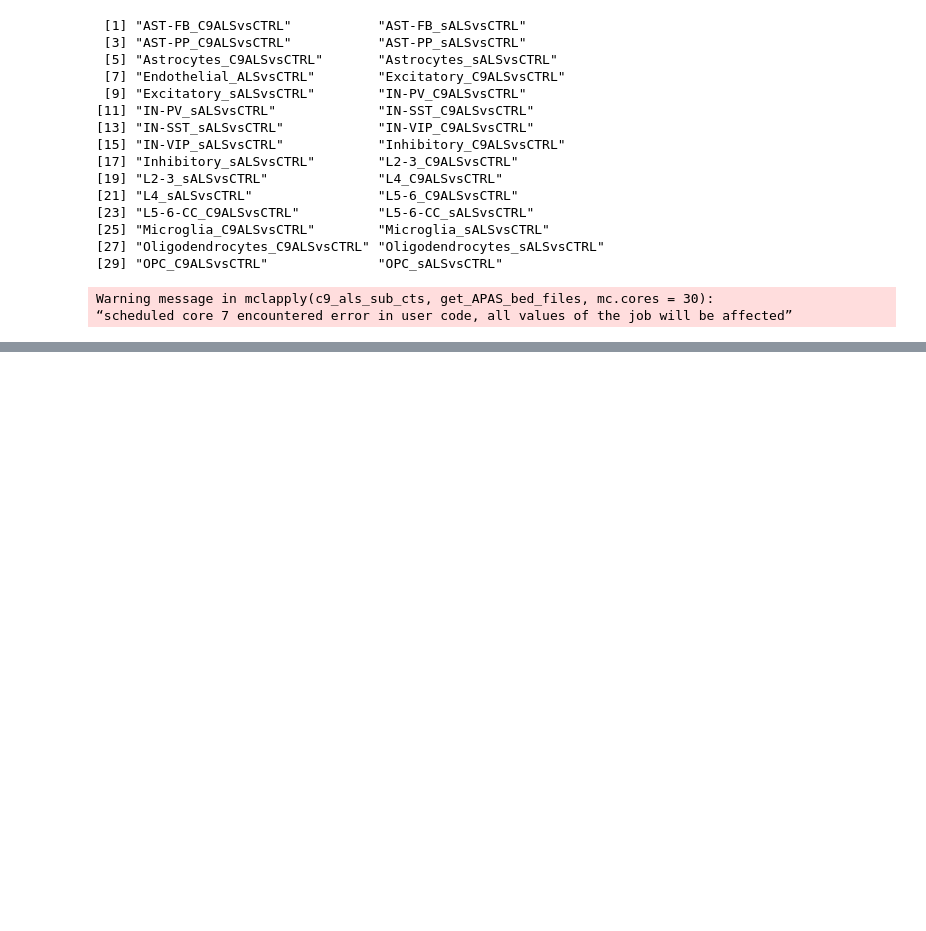
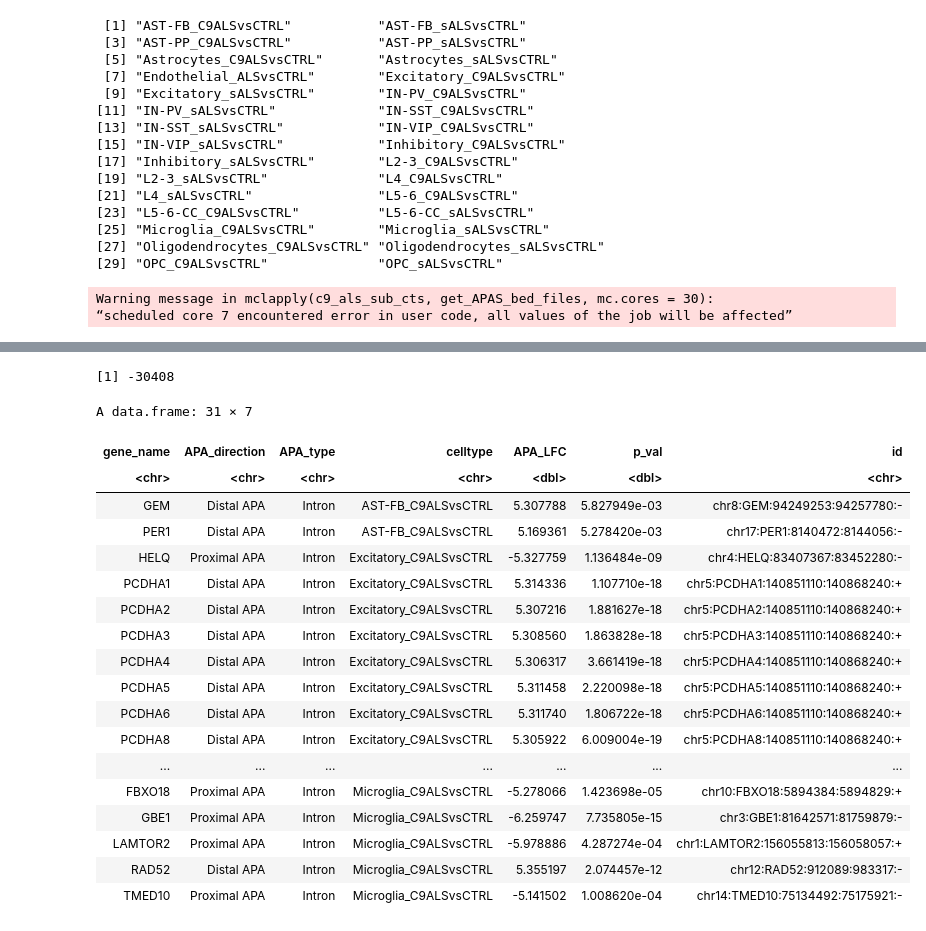
Before and after one commit to AidenSb/APA, a Jupyter notebook: For_DL_model/add_PAS_counts_clean.ipynb, the cells around one changed output, grey strips where cells are left out. Cells and saved outputs as stored; diff of their text form; code cells hidden in the pictures; blank space fills up the shorter version.

```diff
--- a/For_DL_model/add_PAS_counts_clean.ipynb
+++ b/For_DL_model/add_PAS_counts_clean.ipynb
@@ -833,0 +906,26 @@ for (ct in c9_als_sub_cts){
+# %%
+17601328 - 17631736
+# %% [output]
+[1] -30408
+# %%
+df %>% filter(APA_type=='Intron') %>% filter(abs(APA_LFC) > 5)
+# %% [output]
+A data.frame: 31 × 7
+| gene_name | APA_direction | APA_type | celltype | APA_LFC | p_val | id |
+| <chr> | <chr> | <chr> | <chr> | <dbl> | <dbl> | <chr> |
+| GEM | Distal APA | Intron | AST-FB_C9ALSvsCTRL | 5.307788 | 5.827949e-03 | chr8:GEM:94249253:94257780:- |
+| PER1 | Distal APA | Intron | AST-FB_C9ALSvsCTRL | 5.169361 | 5.278420e-03 | chr17:PER1:8140472:8144056:- |
+| HELQ | Proximal APA | Intron | Excitatory_C9ALSvsCTRL | -5.327759 | 1.136484e-09 | chr4:HELQ:83407367:83452280:- |
+| PCDHA1 | Distal APA | Intron | Excitatory_C9ALSvsCTRL | 5.314336 | 1.107710e-18 | chr5:PCDHA1:140851110:140868240:+ |
+| PCDHA2 | Distal APA | Intron | Excitatory_C9ALSvsCTRL | 5.307216 | 1.881627e-18 | chr5:PCDHA2:140851110:140868240:+ |
+| PCDHA3 | Distal APA | Intron | Excitatory_C9ALSvsCTRL | 5.308560 | 1.863828e-18 | chr5:PCDHA3:140851110:140868240:+ |
+| PCDHA4 | Distal APA | Intron | Excitatory_C9ALSvsCTRL | 5.306317 | 3.661419e-18 | chr5:PCDHA4:140851110:140868240:+ |
+| PCDHA5 | Distal APA | Intron | Excitatory_C9ALSvsCTRL | 5.311458 | 2.220098e-18 | chr5:PCDHA5:140851110:140868240:+ |
+| PCDHA6 | Distal APA | Intron | Excitatory_C9ALSvsCTRL | 5.311740 | 1.806722e-18 | chr5:PCDHA6:140851110:140868240:+ |
+| PCDHA8 | Distal APA | Intron | Excitatory_C9ALSvsCTRL | 5.305922 | 6.009004e-19 | chr5:PCDHA8:140851110:140868240:+ |
+| ... | ... | ... | ... | ... | ... | ... |
+| FBXO18 | Proximal APA | Intron | Microglia_C9ALSvsCTRL | -5.278066 | 1.423698e-05 | chr10:FBXO18:5894384:5894829:+ |
+| GBE1 | Proximal APA | Intron | Microglia_C9ALSvsCTRL | -6.259747 | 7.735805e-15 | chr3:GBE1:81642571:81759879:- |
+| LAMTOR2 | Proximal APA | Intron | Microglia_C9ALSvsCTRL | -5.978886 | 4.287274e-04 | chr1:LAMTOR2:156055813:156058057:+ |
+| RAD52 | Distal APA | Intron | Microglia_C9ALSvsCTRL | 5.355197 | 2.074457e-12 | chr12:RAD52:912089:983317:- |
+| TMED10 | Proximal APA | Intron | Microglia_C9ALSvsCTRL | -5.141502 | 1.008620e-04 | chr14:TMED10:75134492:75175921:- |
```
Also changed, not shown: parts of 8 cells of this notebook, 3 other files.
